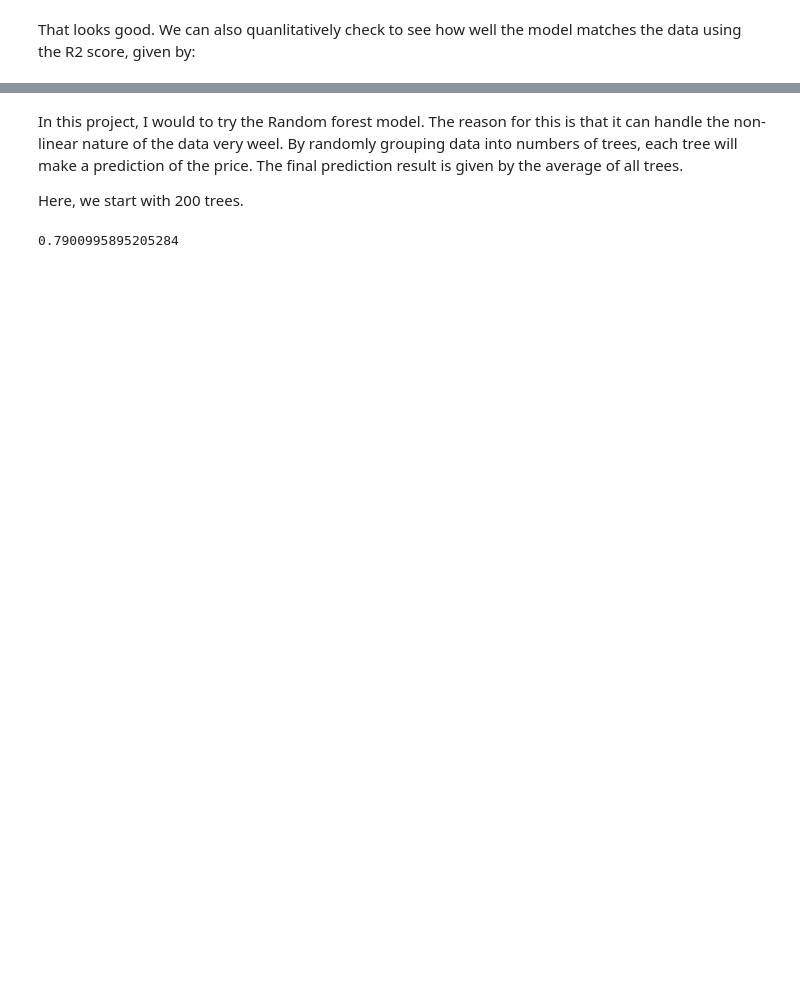
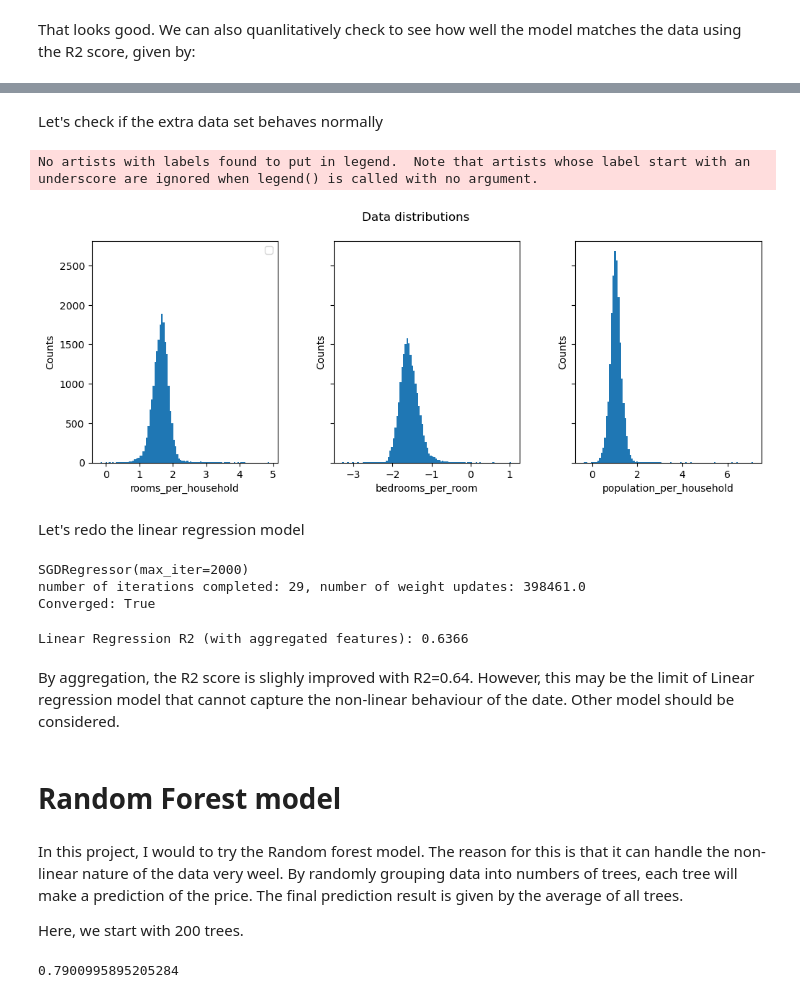
Before and after one commit to natwonglakhon/House_price_modelling, a Jupyter notebook: California_Housing.ipynb, the cells around one changed output, grey strips where cells are left out. Saved outputs shown, nothing was run; the diff lists cells and outputs as text; code cells hidden in the pictures; blank space fills up the shorter version.

```diff
--- a/California_Housing.ipynb
+++ b/California_Housing.ipynb
@@ -292,0 +304,7 @@ The linear regression model only gives 61.6% of the R2 score. Unsuprisingly, thi
+# %%
+X_agg = X
+X_agg["rooms_per_household"] = np.log(X_agg["total_rooms"] / X_agg["households"])
+X_agg["bedrooms_per_room"] = np.log(X_agg["total_bedrooms"] / X_agg["total_rooms"])
+X_agg["population_per_household"] = np.log(X_agg["population"] / X_agg["households"])
+
+display(X_agg.head())
@@ -293,3 +318,56 @@ The linear regression model only gives 61.6% of the R2 score. Unsuprisingly, thi
+# %% [markdown]
+Let's check if the extra data set behaves normally
+# %%
+fig, ax = plt.subplots(1, 3, figsize=(12, 4), sharey=True)
+plt.subplots_adjust(wspace=0.3)
+
+for j, i in enumerate(range(12, 15)):
+    ax[j].hist(X_agg.iloc[:, i].to_numpy(), bins=100)
+    ax[j].set_xlabel(X_agg.columns[i])
+    ax[j].set_ylabel("Counts")
+
+ax[0].legend()
+fig.suptitle("Data distributions")
+plt.savefig("images/data_distribution_extra.png", dpi=150, bbox_inches='tight')
+plt.show()
+# %% [output]
+No artists with labels found to put in legend.  Note that artists whose label start with an underscore are ignored when legend() is called with no argument.
+[figure, added]
+# %% [markdown]
+Let's redo the linear regression model
+# %%
+#Spliting and scaling
+X_train_agg, X_test_agg, y_train_agg, y_test_agg = train_test_split(X_agg, y, test_size=0.3, random_state=42)
+
+scaler = StandardScaler()
+X_train_norm_agg = scaler.fit_transform(X_train_agg)
+X_test_norm_agg = scaler.transform(X_test_agg)
+
+#Linear regression
+sgdr_agg = SGDRegressor(max_iter=2000)
+sgdr_agg.fit(X_train_norm_agg, y_train_agg)
+print(sgdr_agg)
+print(f"number of iterations completed: {sgdr_agg.n_iter_}, number of weight updates: {sgdr_agg.t_}")
+print(f"Converged: {sgdr_agg.n_iter_ < sgdr_agg.max_iter}")
+
+# make a prediction using sgdr.predict()
+y_pred_sgd_agg = sgdr_agg.predict(X_test_norm_agg)
+# %% [output]
+SGDRegressor(max_iter=2000)
+number of iterations completed: 29, number of weight updates: 398461.0
+Converged: True
+# %%
+# R2 score
+r2_score(y_test_agg, y_pred_sgd_agg)
+
+# Better to be explicit so it prints anywhere
+print(f"Linear Regression R2 (with aggregated features): {r2_score(y_test_agg, y_pred_sgd_agg):.4f}")
+# %% [output]
+Linear Regression R2 (with aggregated features): 0.6366
+# %% [markdown]
+By aggregation, the R2 score is slighly improved with R2=0.64. However, this may be the limit of Linear regression model that cannot capture the non-linear behaviour of the date. Other model should be considered.
+# %% [markdown]
+# Random Forest model
 # %% [markdown]
 In this project, I would to try the Random forest model. The reason for this is that it can handle the non-linear nature of the data very weel. By randomly grouping data into numbers of trees, each tree will make a prediction of the price. The final prediction result is given by the average of all trees.
 
```
Also changed, not shown: parts of 27 cells of this notebook.
